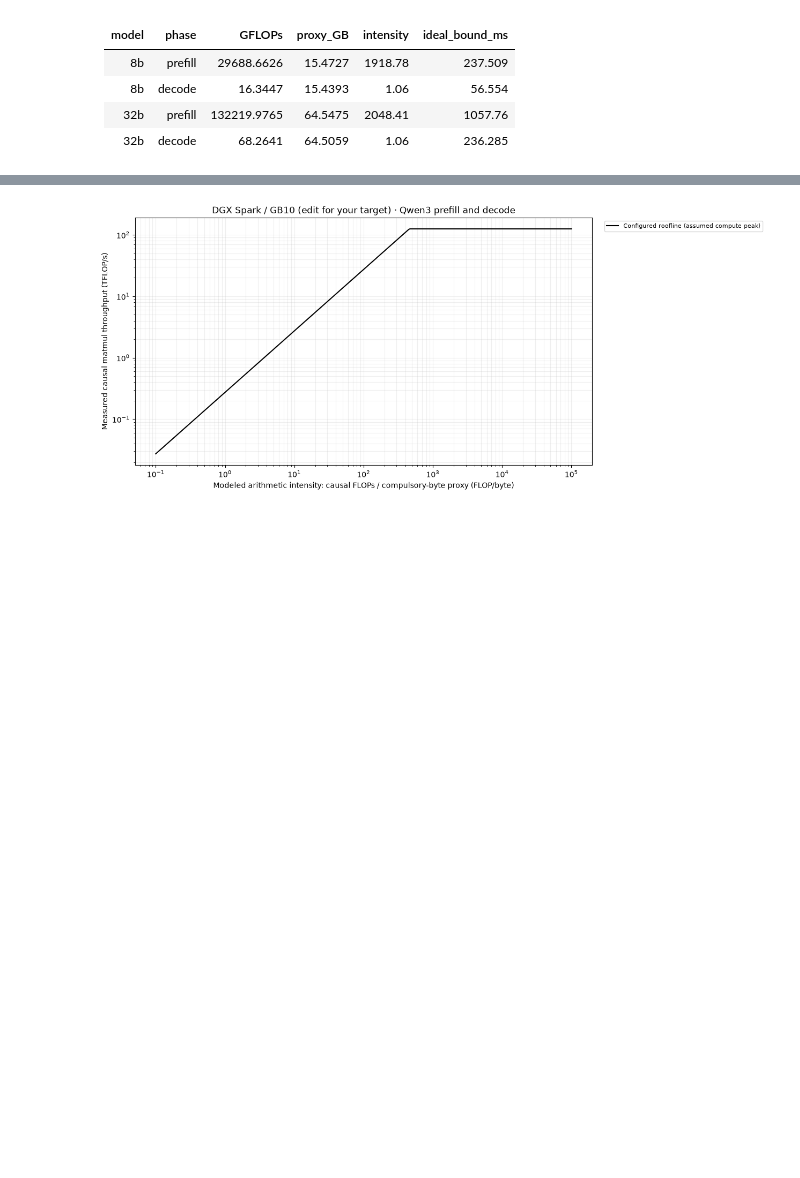
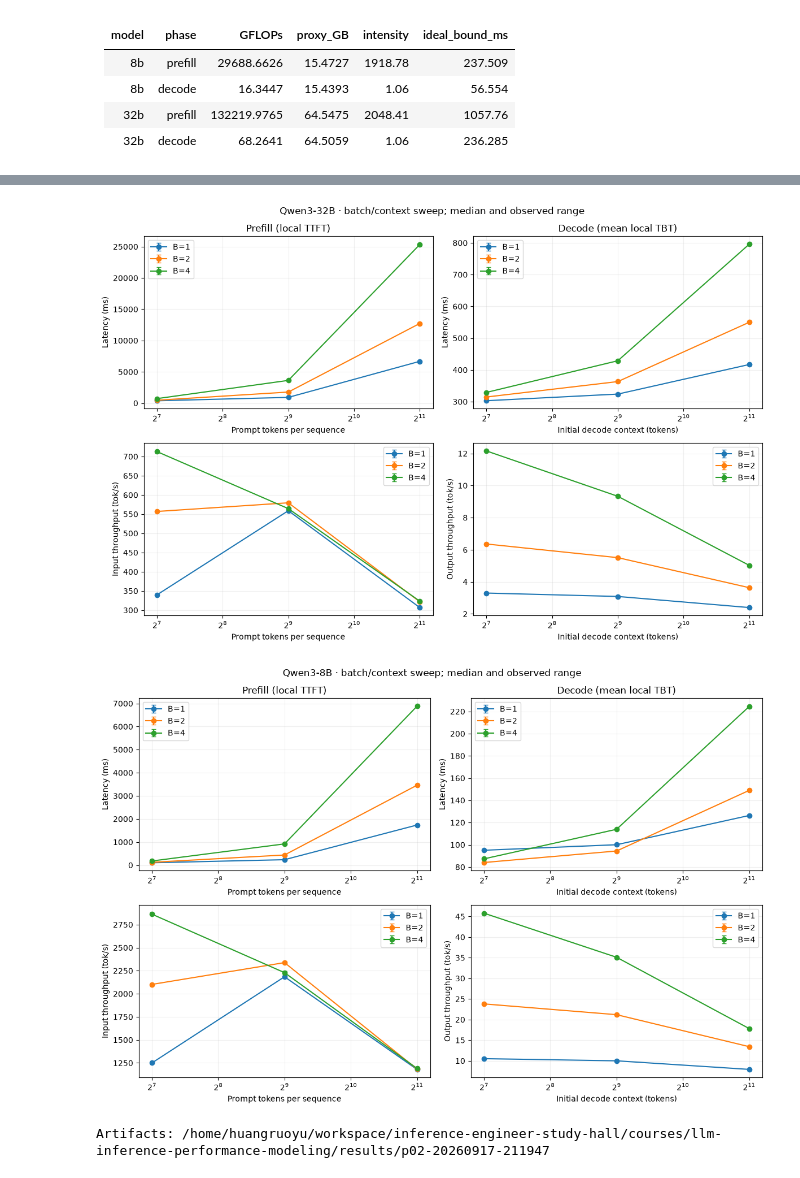
Before and after one commit to nvbkdw/inference-engineer-study-hall, a Jupyter notebook: courses/llm-inference-performance-modeling/chapters/02_performance_model/code/lab.ipynb, the cells around one changed output, grey strips where cells are left out. Drawn from its saved outputs; the diff is of its cells as text; code cells hidden in the pictures; blank space fills up the shorter version.

```diff
--- a/courses/llm-inference-performance-modeling/chapters/02_performance_model/code/lab.ipynb
+++ b/courses/llm-inference-performance-modeling/chapters/02_performance_model/code/lab.ipynb
@@ -268,0 +203,4 @@ The small-call floor is an observed workload interval including possible dispatc
+# %%
+tradeoff_fig, tradeoff_axes = plot_tradeoffs(
+    tradeoff_predictions, PREDICTION_CONTEXT, DTYPE_NAME, hardware.compute_basis)
+plt.show()
@@ -646,0 +463,13 @@ No measured model points: the next chart contains only the configured hardware r
+# %%
+tradeoff_observations = summarize_tradeoff_observations(model_rows, PREDICTION_CONTEXT)
+if not tradeoff_observations:
+    print(f'No real benchmark points at context {PREDICTION_CONTEXT}; showing predictions only. '
+          'Enable RUN_GPU and RUN_MODELS and include this context in the benchmark grid.')
+overlay_fig, overlay_axes = plot_tradeoffs(
+    tradeoff_predictions, PREDICTION_CONTEXT, DTYPE_NAME, hardware.compute_basis,
+    observed=tradeoff_observations)
+if RUN_GPU:
+    write_csv(RUN_DIR/'tradeoff_observations.csv', tradeoff_observations)
+    for extension in ['svg', 'png']:
+        overlay_fig.savefig(RUN_DIR/f'analytical_vs_measured_tradeoffs.{extension}', bbox_inches='tight')
+plt.show()
@@ -647,38 +478,16 @@ No measured model points: the next chart contains only the configured hardware r
 # %%
-fig, ax = plt.subplots(figsize=(11, 6))
-ax.loglog(intensities, hardware.ceiling(intensities, DTYPE_NAME), color='black',
-          label=f'Configured roofline ({hardware.compute_basis} compute peak)')
-if calibration:
-    ax.loglog(intensities, np.minimum(calibration['effective_tflops'], intensities*calibration['copy_gbps']/1000),
-              '--', color='gray', label='Measured GEMM/copy calibration envelope')
-for r in summary:
-    y = r['achieved_tflops']
-    ax.errorbar(r['intensity'], y, yerr=[[y-r['min_tflops']], [r['max_tflops']-y]],
-        fmt='o' if r['phase'] == 'prefill' else 's', capsize=3,
-        label=f"{r['model']} {r['phase']} B={r['batch']} S={r['prompt']} | {mfu_label}={r['mfu']:.1%}")
-ax.set(xlabel='Modeled arithmetic intensity: causal FLOPs / compulsory-byte proxy (FLOP/byte)',
-       ylabel='Measured causal matmul throughput (TFLOP/s)', title=hardware.name + ' · Qwen3 prefill and decode')
-ax.grid(True, which='both', alpha=.2)
-ax.legend(fontsize=8, loc='upper left', bbox_to_anchor=(1.02, 1))
+from shared.performance import plot_latency_sweeps, plot_roofline
+for key, fig in plot_latency_sweeps(summary).items():
+    for extension in ['svg', 'png']:
+        fig.savefig(RUN_DIR/f'latency_throughput_{key}.{extension}', bbox_inches='tight')
+    display(fig)
+    plt.close(fig)
+fig, ax = plot_roofline(summary, hardware, DTYPE_NAME, calibration)
 if RUN_GPU:
     for extension in ['svg', 'png']:
         fig.savefig(RUN_DIR/f'roofline.{extension}', bbox_inches='tight')
 plt.show()
-
-if summary:
-    fig, axes = plt.subplots(1, 2, figsize=(11, 4))
-    for phase, ax in zip(['prefill', 'decode'], axes):
-        selected = [r for r in summary if r['phase'] == phase]
-        x = np.arange(len(selected))
-        y = np.array([r['token_ready_ms'] for r in selected])
-        ax.bar(x, y, yerr=[y-np.array([r['token_ready_min_ms'] for r in selected]),
-                          np.array([r['token_ready_max_ms'] for r in selected])-y], capsize=3)
-        ax.set_xticks(x, [f"{r['model']}\nB{r['batch']} S{r['prompt']}" for r in selected])
-        ax.set(ylabel='Synchronized local latency (ms)', title='Local TTFT' if phase == 'prefill' else 'Local mean TBT')
-    fig.tight_layout()
-    for extension in ['svg', 'png']:
-        fig.savefig(RUN_DIR/f'latency.{extension}', bbox_inches='tight')
-    plt.show()
-    print('Artifacts:', RUN_DIR)
 # %% [output]
-[figure, old version]
+[figure, new version]
+[figure, added]
+Artifacts: /home/huangruoyu/workspace/inference-engineer-study-hall/courses/llm-inference-performance-modeling/results/p02-20260917-211947
```
Also changed, not shown: parts of 29 cells of this notebook, 31 other files.
